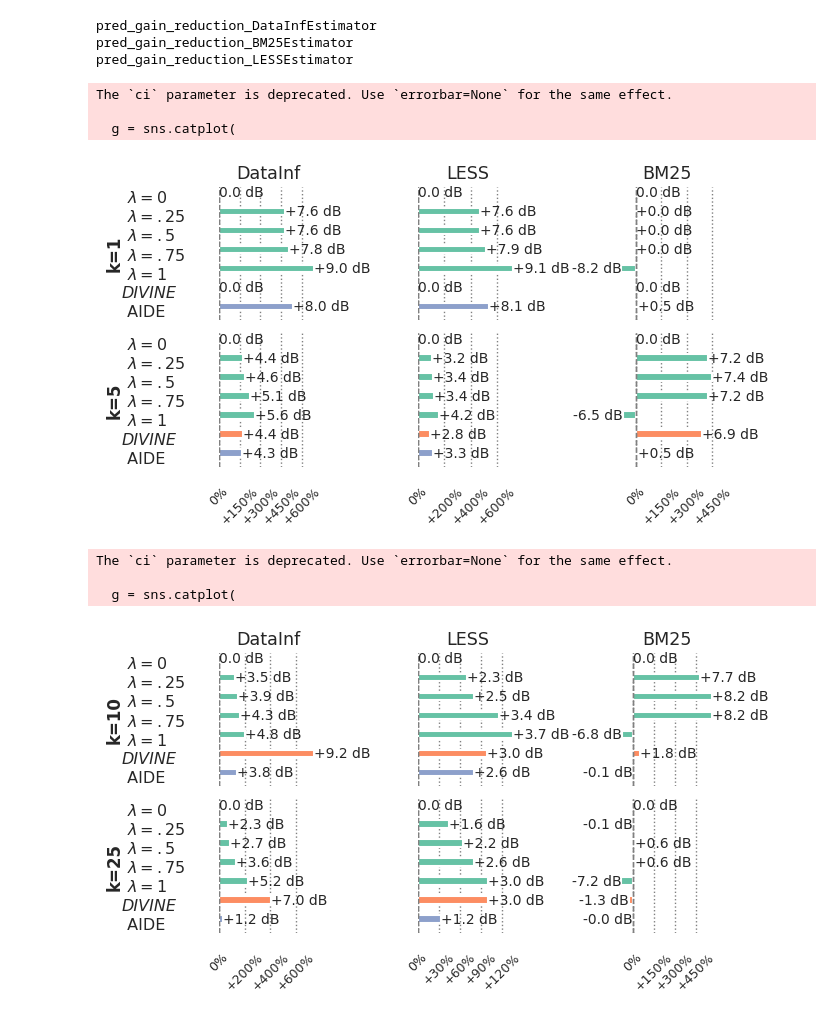
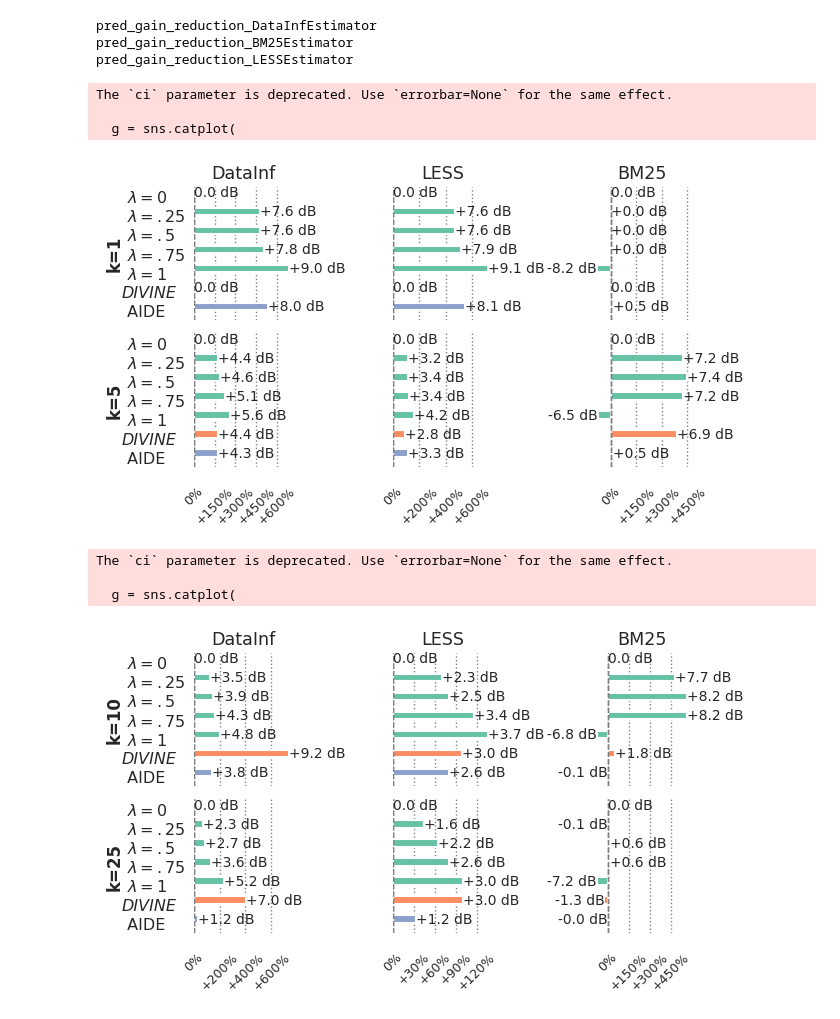
Before and after one commit to loris3/ceelm, a Jupyter notebook: out/scoring.ipynb, the cells around one changed output. Drawn from its saved outputs; the diff is of its cells as text; code cells hidden in the pictures.

```diff
--- a/out/scoring.ipynb
+++ b/out/scoring.ipynb
@@ -740,16 +740,13 @@ for name, part in [("1_5", (fff["k"] == 1) | (fff["k"] == 5)), ("10_25", (fff["k
         ax.set_yticks(ticks)
         ax.set_yticklabels(labels, ha='left')
 
-    # Hide y labels for non-first columns
+
     for row_axes in g.axes:
         for ax in row_axes[1:]:
             ax.set_ylabel("")
             ax.set_yticklabels([])
 
-    # # Hide x-axis ticks for now
-    # for ax in g.axes.flatten():
-    #     ax.set_xticklabels([])
-    #     ax.set_xticks([])
+
 
     # Clean up column titles
     for ax, title in zip(g.axes[0, :], g.col_names):
@@ -807,7 +804,7 @@ ha='left' if orig_value >= 0 else 'right',
     for row_axes in g.axes:
         ax = row_axes[0]
         for label in ax.get_yticklabels():
-            label.set_x(-0.8)
+            label.set_x(-0.55)
 
     # Set bar colors by sort_type
     sort_type_map = fff.set_index("setting")["sort_type"].to_dict()
@@ -845,32 +842,32 @@ ha='left' if orig_value >= 0 else 'right',
     from matplotlib.ticker import FuncFormatter, MaxNLocator
 
     def pct_with_sign(x, pos):
         """Format x-axis ticks as percentage with '+' for positive values."""
         if x > 0:
             return f"+{x:.0f}%"
         else:
             return f"{x:.0f}%"
 
     for ax in g.axes.flatten():
         ax.axvline(0, color='gray', linewidth=1, linestyle='--')
         # Automatically choose a fixed number of ticks
         ax.xaxis.set_major_locator(MaxNLocator(nbins=5))
         # Use custom formatter
         ax.xaxis.set_major_formatter(FuncFormatter(pct_with_sign))
         # Enable vertical gridlines
         ax.xaxis.grid(True, linestyle=':', linewidth=1, color='gray')
         # Set tick label font size and rotation
         ax.tick_params(axis='x', labelsize=9, rotation=45)
     plt.show()
     os.makedirs("./figures/", exist_ok=True)
     filename = f"./figures/pred_gain_improvement_pct_{name}.pdf"
     g.savefig(filename, format='pdf')
 # %% [output]
 The `ci` parameter is deprecated. Use `errorbar=None` for the same effect.
 
   g = sns.catplot(
-[figure, old version]
+[figure, new version]
 The `ci` parameter is deprecated. Use `errorbar=None` for the same effect.
 
   g = sns.catplot(
-[figure, old version]
+[figure, new version]
```
Also changed, not shown: parts of 2 cells of this notebook, 2 other files.
